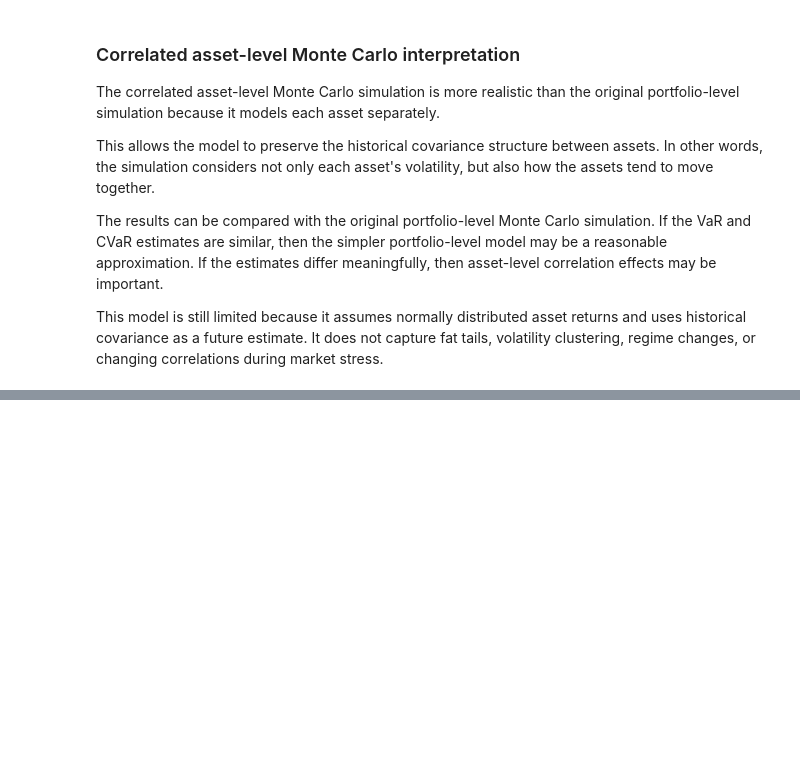
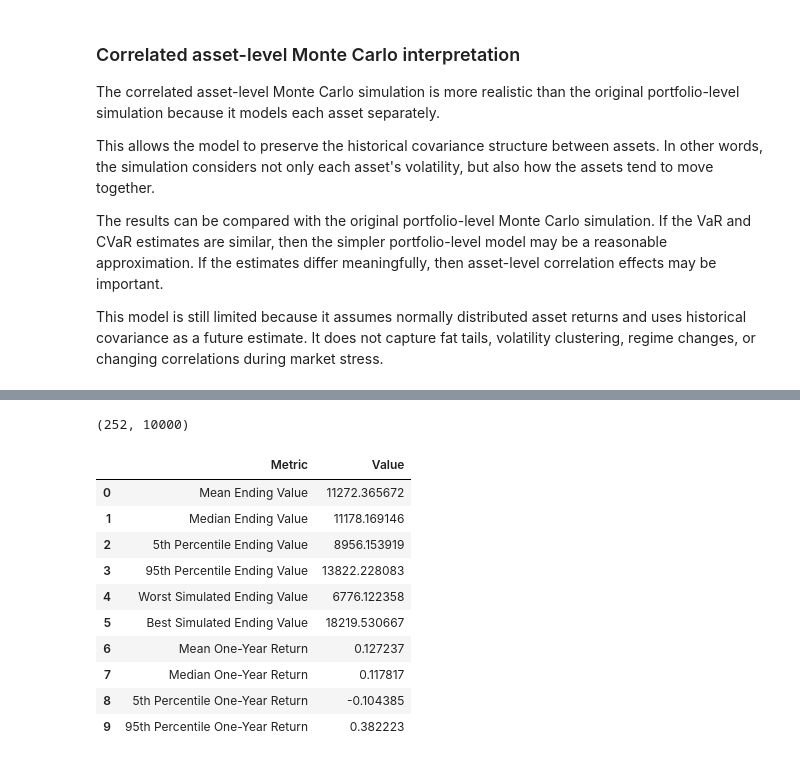
Before and after one commit to jimech/market-risk-analytics-python, a Jupyter notebook: notebooks/executed_01_portfolio_risk_modeling.ipynb, the cells around one changed output, grey strips where cells are left out. Cells and saved outputs as stored; diff of their text form; code cells hidden in the pictures; blank space fills up the shorter version.

```diff
--- a/notebooks/executed_01_portfolio_risk_modeling.ipynb
+++ b/notebooks/executed_01_portfolio_risk_modeling.ipynb
@@ -1659,0 +1670,62 @@ This model is still limited because it assumes normally distributed asset return
+# %%
+np.random.seed(42)
+
+num_bootstrap_simulations = 10000
+forecast_horizon_days = 252
+initial_portfolio_value = 10_000
+
+bootstrap_daily_returns = np.random.choice(
+    portfolio_returns.values,
+    size=(forecast_horizon_days, num_bootstrap_simulations),
+    replace=True
+)
+
+bootstrap_portfolio_paths = initial_portfolio_value * (1 + bootstrap_daily_returns).cumprod(axis=0)
+
+bootstrap_portfolio_paths.shape
+# %% [output]
+(252, 10000)
+# %%
+bootstrap_ending_values = bootstrap_portfolio_paths[-1, :]
+bootstrap_one_year_returns = bootstrap_ending_values / initial_portfolio_value - 1
+
+bootstrap_simulation_summary = pd.DataFrame({
+    "Metric": [
+        "Mean Ending Value",
+        "Median Ending Value",
+        "5th Percentile Ending Value",
+        "95th Percentile Ending Value",
+        "Worst Simulated Ending Value",
+        "Best Simulated Ending Value",
+        "Mean One-Year Return",
+        "Median One-Year Return",
+        "5th Percentile One-Year Return",
+        "95th Percentile One-Year Return"
+    ],
+    "Value": [
+        bootstrap_ending_values.mean(),
+        np.median(bootstrap_ending_values),
+        np.percentile(bootstrap_ending_values, 5),
+        np.percentile(bootstrap_ending_values, 95),
+        bootstrap_ending_values.min(),
+        bootstrap_ending_values.max(),
+        bootstrap_one_year_returns.mean(),
+        np.median(bootstrap_one_year_returns),
+        np.percentile(bootstrap_one_year_returns, 5),
+        np.percentile(bootstrap_one_year_returns, 95)
+    ]
+})
+
+bootstrap_simulation_summary
+# %% [output]
+|  | Metric | Value |
+| 0 | Mean Ending Value | 11272.365672 |
+| 1 | Median Ending Value | 11178.169146 |
+| 2 | 5th Percentile Ending Value | 8956.153919 |
+| 3 | 95th Percentile Ending Value | 13822.228083 |
+| 4 | Worst Simulated Ending Value | 6776.122358 |
+| 5 | Best Simulated Ending Value | 18219.530667 |
+| 6 | Mean One-Year Return | 0.127237 |
+| 7 | Median One-Year Return | 0.117817 |
+| 8 | 5th Percentile One-Year Return | -0.104385 |
+| 9 | 95th Percentile One-Year Return | 0.382223 |
```
Also changed, not shown: parts of 22 cells of this notebook, 2 other files.
